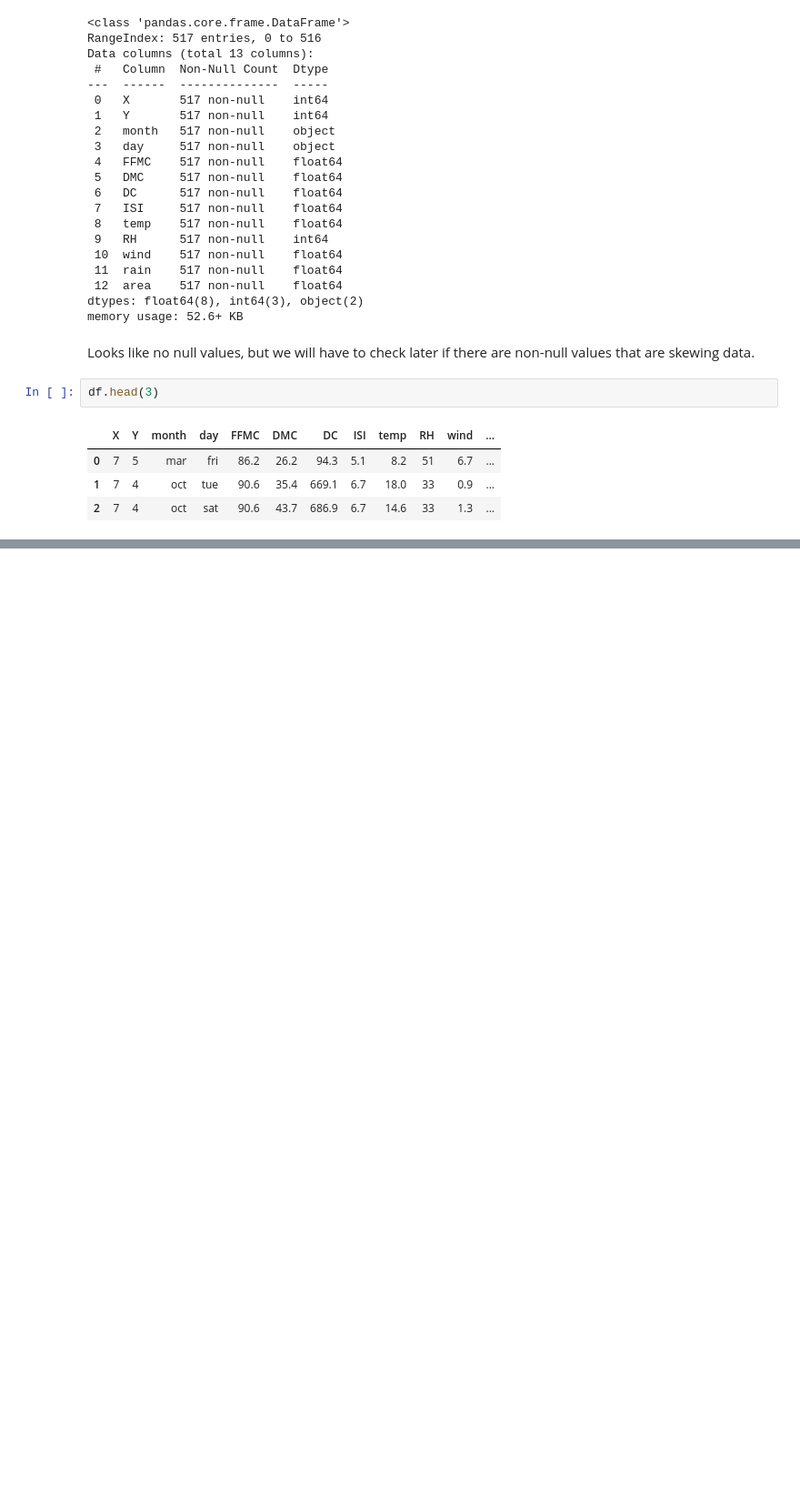
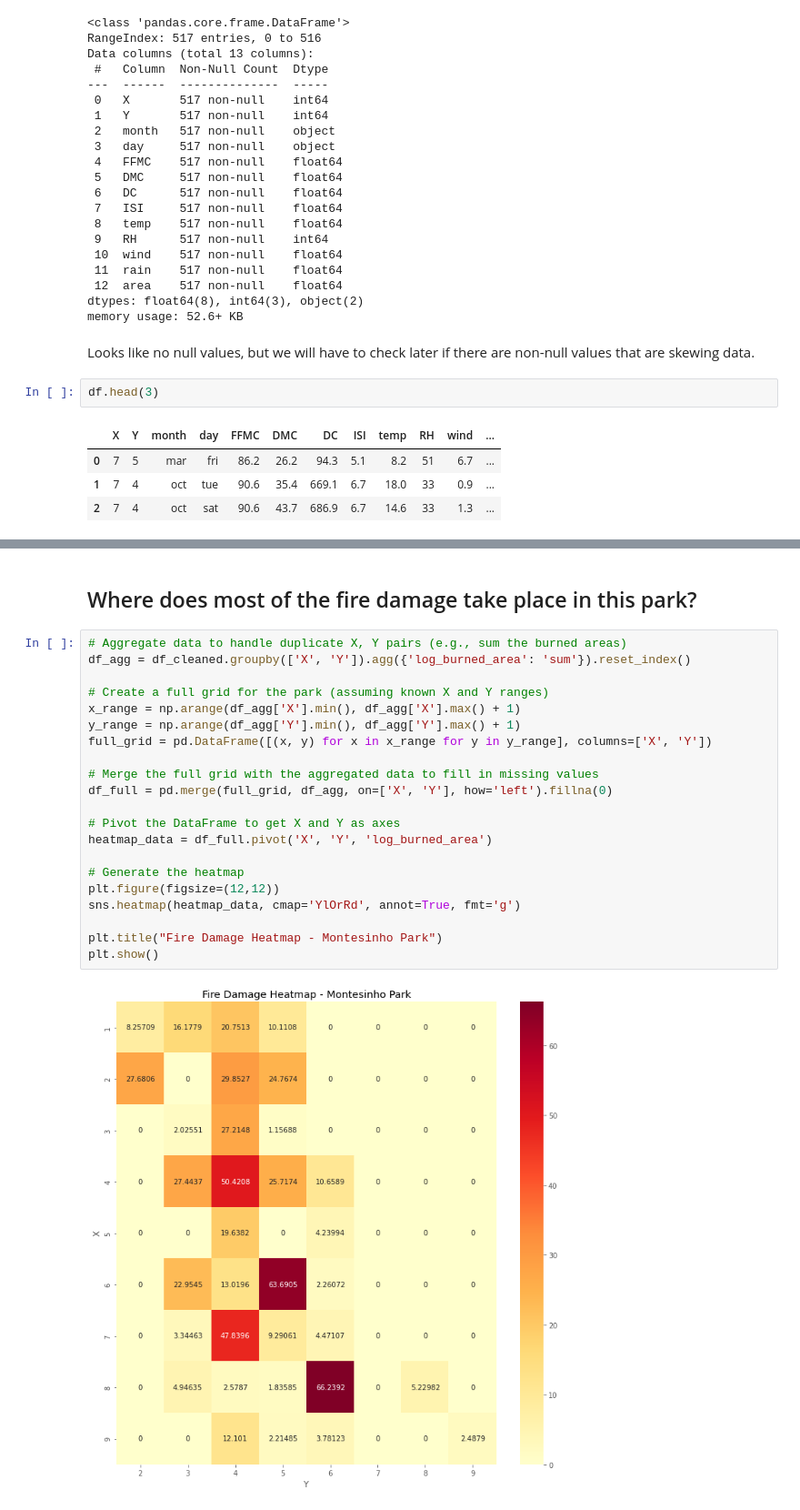
Before and after one commit to dmm4613/forest-fires-eda, a Jupyter notebook: forest-fire-eda.ipynb, the cells around one changed output, grey strips where cells are left out. Shown: that part at 91% size. Drawn from its saved outputs; the diff is of its cells as text; blank space fills up the shorter version.

Commit message:
worked through descriptive analysis and data cleaning

```diff
--- a/forest-fire-eda.ipynb
+++ b/forest-fire-eda.ipynb
@@ -72,0 +130,25 @@ df.describe()
+# %% [markdown]
+## Where does most of the fire damage take place in this park?
+# %%
+# Aggregate data to handle duplicate X, Y pairs (e.g., sum the burned areas)
+df_agg = df_cleaned.groupby(['X', 'Y']).agg({'log_burned_area': 'sum'}).reset_index()
+
+# Create a full grid for the park (assuming known X and Y ranges)
+x_range = np.arange(df_agg['X'].min(), df_agg['X'].max() + 1)
+y_range = np.arange(df_agg['Y'].min(), df_agg['Y'].max() + 1)
+full_grid = pd.DataFrame([(x, y) for x in x_range for y in y_range], columns=['X', 'Y'])
+
+# Merge the full grid with the aggregated data to fill in missing values
+df_full = pd.merge(full_grid, df_agg, on=['X', 'Y'], how='left').fillna(0)
+
+# Pivot the DataFrame to get X and Y as axes
+heatmap_data = df_full.pivot('X', 'Y', 'log_burned_area')
+
+# Generate the heatmap
+plt.figure(figsize=(12,12))
+sns.heatmap(heatmap_data, cmap='YlOrRd', annot=True, fmt='g')
+
+plt.title("Fire Damage Heatmap - Montesinho Park")
+plt.show()
+# %% [output]
+[figure, added]
```
Also changed, not shown: parts of 26 cells of this notebook.
